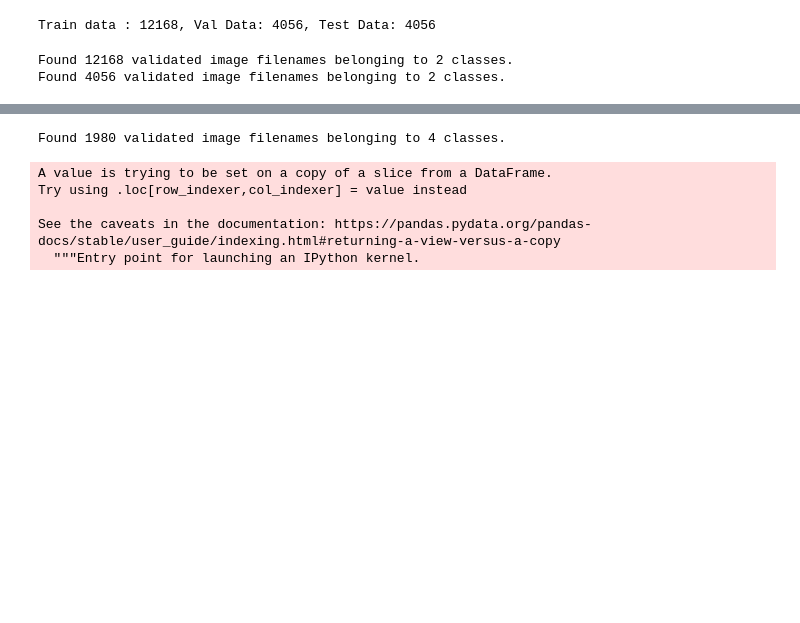
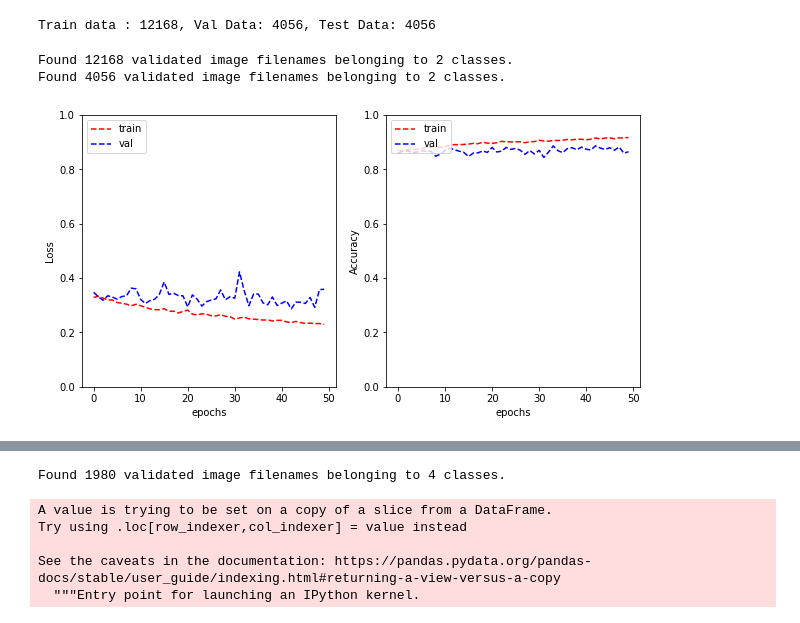
Before and after one commit to Sachin270/CMLAssignment2, a Jupyter notebook: Assignment2.ipynb, the cells around one changed output, grey strips where cells are left out. Drawn from its saved outputs; the diff is of its cells as text; code cells hidden in the pictures; blank space fills up the shorter version.

```diff
--- a/Assignment2.ipynb
+++ b/Assignment2.ipynb
@@ -188,7 +182,20 @@ def plot_learning_curve(train_loss, val_loss, train_metric, val_metric, metric_n
     plt.show()
+# %%
+early_stopping = tf.keras.callbacks.EarlyStopping(
+ monitor='val_categorical_accuracy',
+ verbose=1,
+ patience=20,
+ mode='max',
+ restore_best_weights=True)
 # %%
 modelCancerous.compile(tf.keras.optimizers.Adam(learning_rate=0.0001,name="Adam"),
               loss=tf.keras.losses.CategoricalCrossentropy(from_logits=False),
               metrics=['categorical_accuracy'])
 # %%
-historyCancerous = modelCancerous.fit(train_generator, validation_data = validation_generator, epochs=100)
+historyCancerous = modelCancerous.fit(train_generator, validation_data = validation_generator,callbacks= [early_stopping], epochs=50)
+# %%
+plot_learning_curve(historyCancerous.history['loss'], historyCancerous.history['val_loss'],
+                    historyCancerous.history['categorical_accuracy'], historyCancerous.history['val_categorical_accuracy'],
+                    metric_name='Accuracy')
+# %% [output]
+[figure, added]
```
Also changed, not shown: parts of 55 cells of this notebook.
